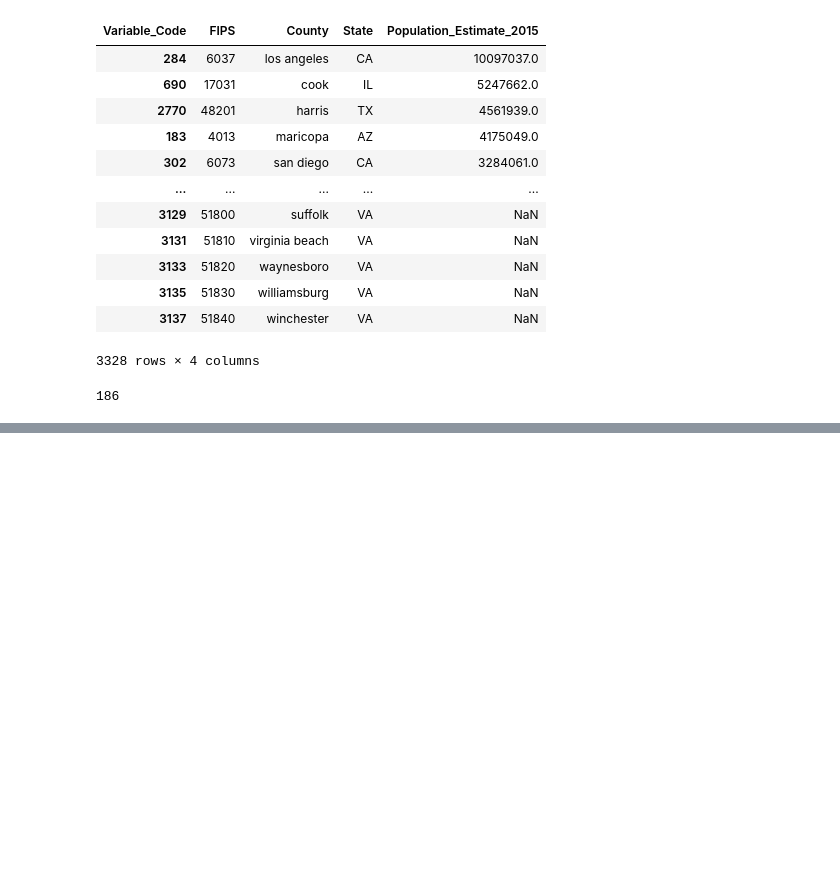
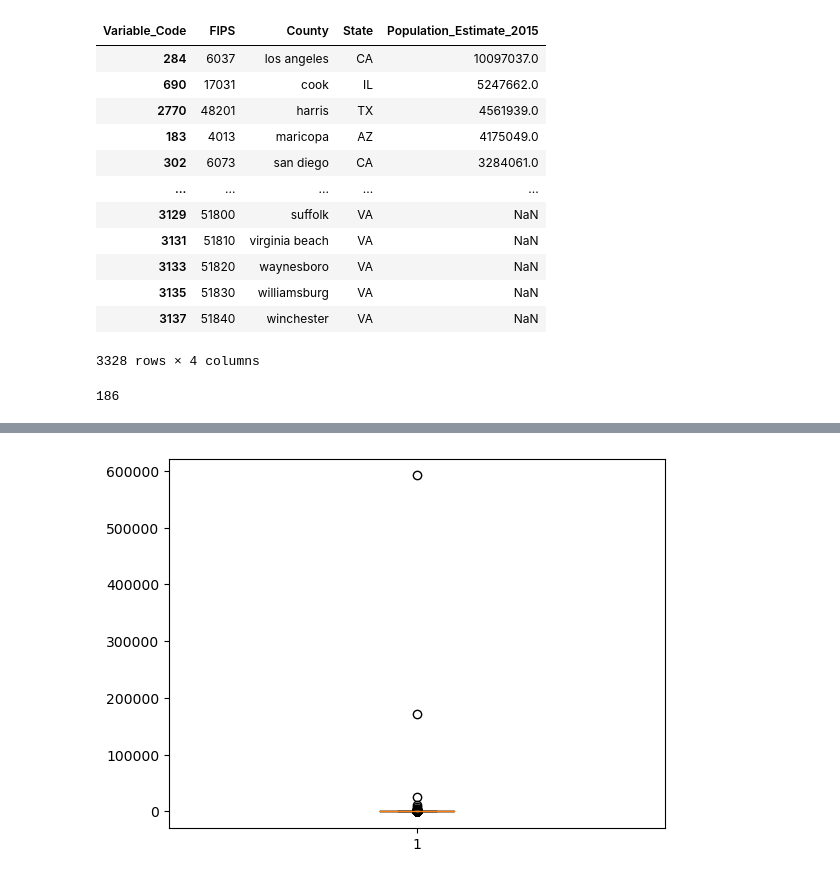
Before and after one commit to gabbycjames/DataScience_Capstone, a Jupyter notebook: DataWrangling.ipynb, the cells around one changed output, grey strips where cells are left out. Saved outputs shown, nothing was run; the diff lists cells and outputs as text; code cells hidden in the pictures; blank space fills up the shorter version.

```diff
--- a/DataWrangling.ipynb
+++ b/DataWrangling.ipynb
@@ -550,0 +537,3 @@ df_condensed.isna().sum().sort_values(ascending=False)
+# %%
+pch_senior = df_condensed.groupby("State")["PCH_LACCESS_SENIORS_10_15"].median().to_dict()
+df_condensed["PCH_LACCESS_SENIORS_10_15"] = df_condensed["PCH_LACCESS_SENIORS_10_15"].fillna(df_condensed["State"].map(pch_senior))
@@ -550,0 +544,6 @@ df_condensed.isna().sum().sort_values(ascending=False)
+# %%
+pct_free = df_condensed.groupby("State")["PCT_FREE_LUNCH10"].median().to_dict()
+df_condensed["PCT_FREE_LUNCH10"] = df_condensed["PCT_FREE_LUNCH10"].fillna(df_condensed["State"].map(pct_free))
+# %%
+lowi15 = df_condensed.groupby("State")["LACCESS_LOWI15"].median().to_dict()
+df_condensed["LACCESS_LOWI15"] = df_condensed["LACCESS_LOWI15"].fillna(df_condensed["State"].map(lowi15))
@@ -550,0 +624,5 @@ df_condensed.isna().sum().sort_values(ascending=False)
+# %%
+df_condensed['POVRATE15'] = df_condensed['POVRATE15'].fillna(0)
+df_condensed['CHILDPOVRATE15'] = df_condensed['CHILDPOVRATE15'].fillna(0)
+df_condensed['PCT_LACCESS_HHNV15'] = df_condensed['PCT_LACCESS_HHNV15'].fillna(0)
+df_condensed['LACCESS_HHNV15'] = df_condensed['LACCESS_HHNV15'].fillna(0)
@@ -550,0 +671,5 @@ df_condensed.isna().sum().sort_values(ascending=False)
+# %%
+plt.boxplot(df_condensed["LACCESS_CHILD_10_15"])
+plt.show()
+# %% [output]
+[figure, added]
```
Also changed, not shown: parts of 49 cells of this notebook.
